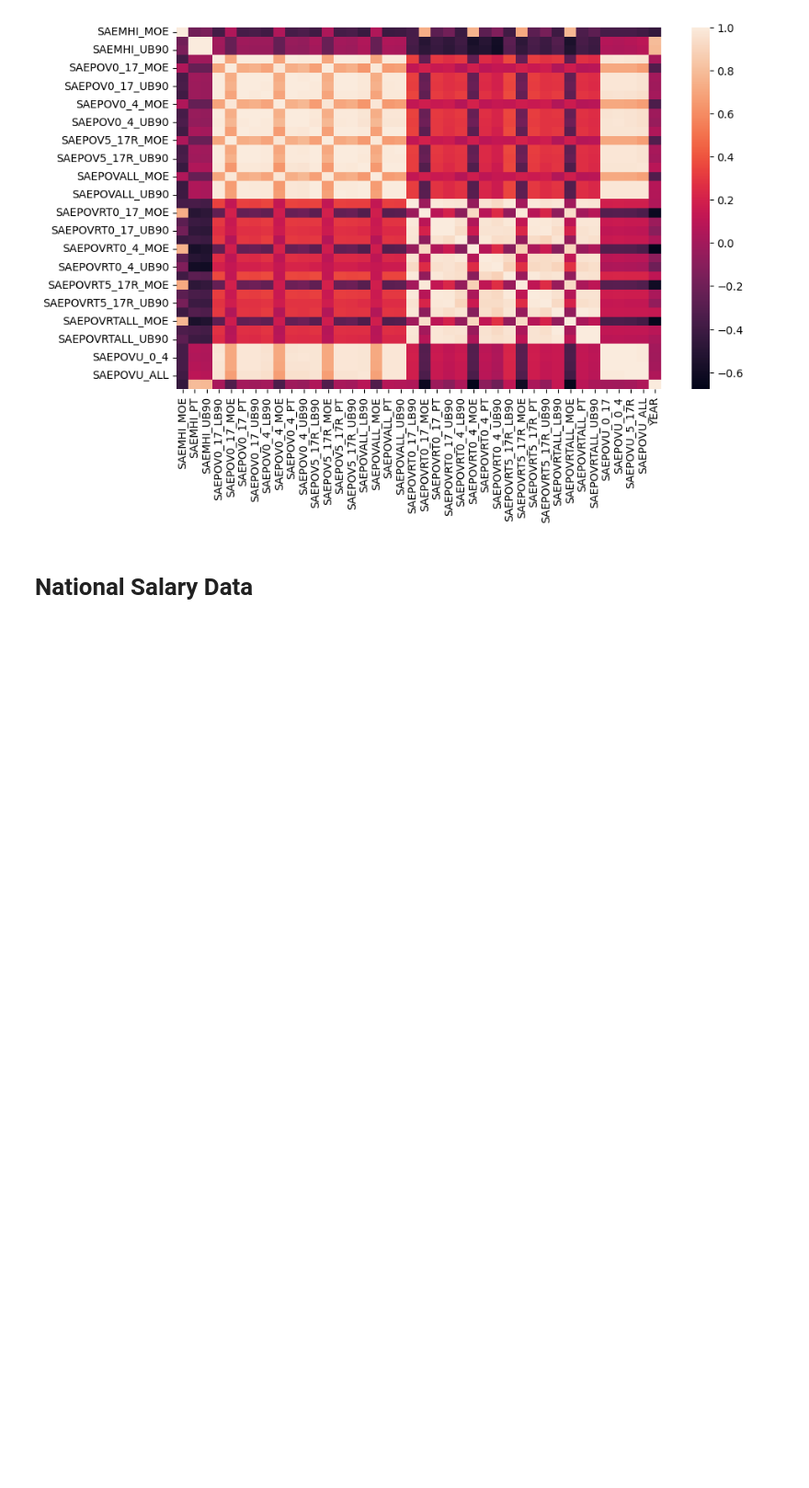
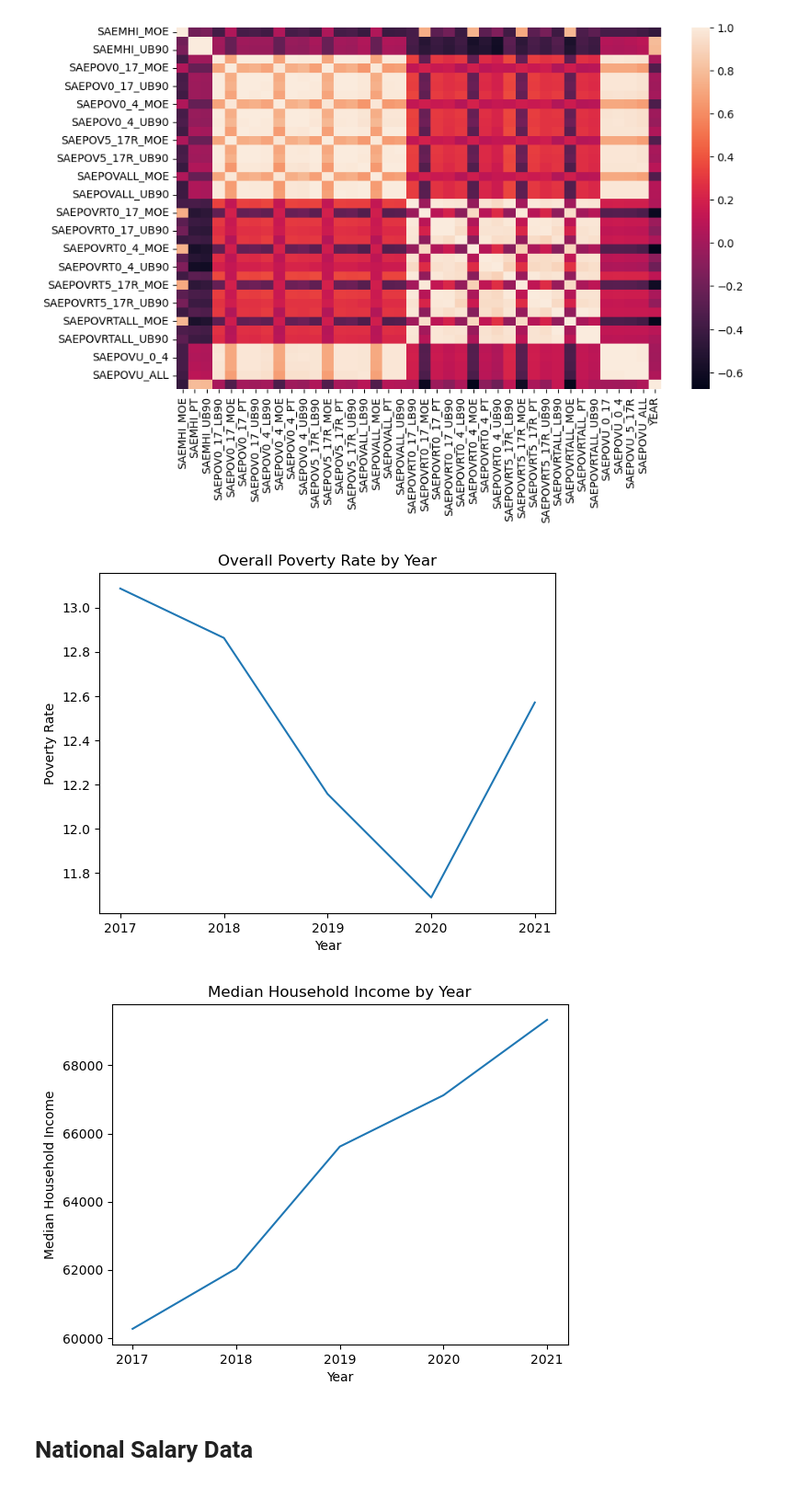
Before and after one commit to sammoe60/data-vikings, a Jupyter notebook: data_vikings_EDA.ipynb, the cells around one changed output. Shown at 92% size. Cells and saved outputs as stored; diff of their text form; code cells hidden in the pictures; blank space fills up the shorter version.

```diff
--- a/data_vikings_EDA.ipynb
+++ b/data_vikings_EDA.ipynb
@@ -179,6 +179,24 @@ sns.heatmap(cmap)
 # %% [output]
 <AxesSubplot:>
 [figure]
+# %%
+import numpy as np
+X = poverty_state.groupby('YEAR')['SAEPOVRTALL_PT'].mean()
+y = ['2017','2018','2019','2020','2021']
+plt.plot(y, X)
+plt.ylabel('Poverty Rate')
+plt.xlabel('Year')
+plt.title('Overall Poverty Rate by Year')
+plt.show()
+X2 = poverty_state.groupby('YEAR')['SAEMHI_PT'].mean()
+plt.plot(y, X2)
+plt.ylabel('Median Household Income')
+plt.xlabel('Year')
+plt.title('Median Household Income by Year')
+plt.show()
+# %% [output]
+[figure, added]
+[figure, added]
 # %% [markdown]
 # National Salary Data
 # %%
```
